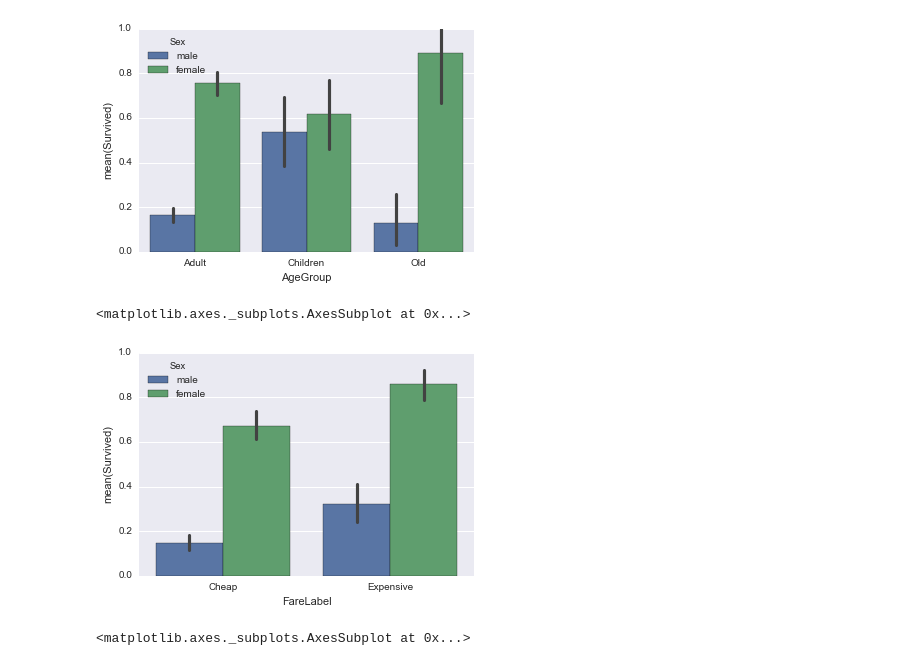
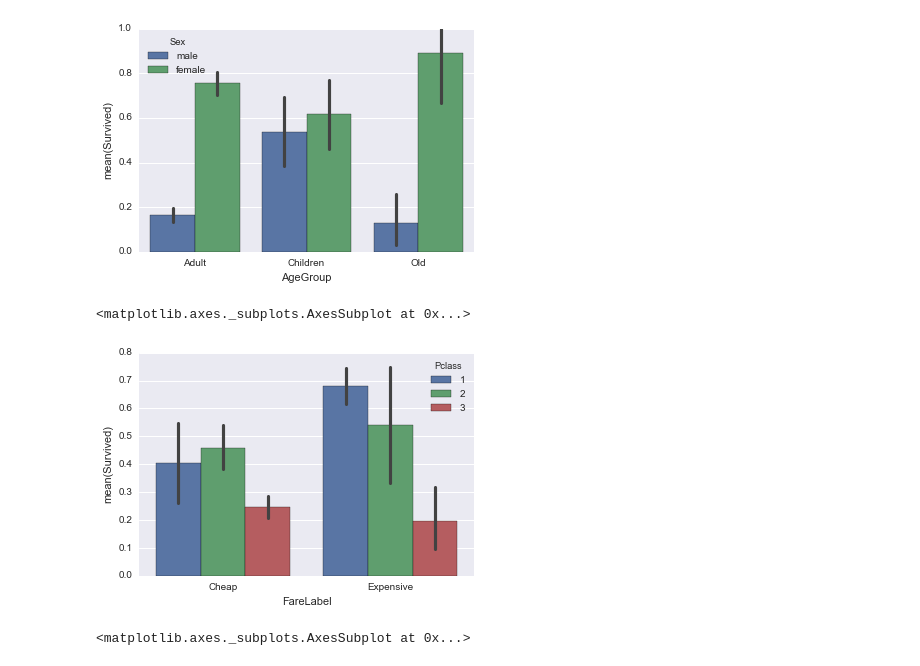
Before and after one commit to wayneheller/Kaggle_Titanic, a Jupyter notebook: notebooks/Data_Exploration_Titanic_Survival.ipynb, the cells around one changed output. Cells and saved outputs as stored; diff of their text form; code cells hidden in the pictures.

```diff
--- a/notebooks/Data_Exploration_Titanic_Survival.ipynb
+++ b/notebooks/Data_Exploration_Titanic_Survival.ipynb
@@ -36,11 +36,11 @@ sns.barplot(x='AgeGroup', y='Survived', hue='Sex', data=age_df)
 # %%
 money_df = titanic[['Fare','Survived', 'Sex','Pclass']].copy()
 money_df.loc[money_df.Fare>30,'FareLabel'] = 'Expensive'
 money_df.loc[money_df.Fare<30,'FareLabel'] = 'Cheap'
-sns.barplot(x='FareLabel', y='Survived', hue='Sex', data=money_df)
+sns.barplot(x='FareLabel', y='Survived', hue='Pclass', data=money_df)
 # %% [output]
 <matplotlib.axes._subplots.AxesSubplot at 0x...>
-[figure, old version]
+[figure, new version]
 # %%
 family_df = titanic[['SibSp','Parch','Survived', 'Sex']].copy()
 family_df.loc[:,'FamilySize'] =  family_df['SibSp'] + family_df['Parch'] +1
```
Also changed, not shown: 1 other file.
